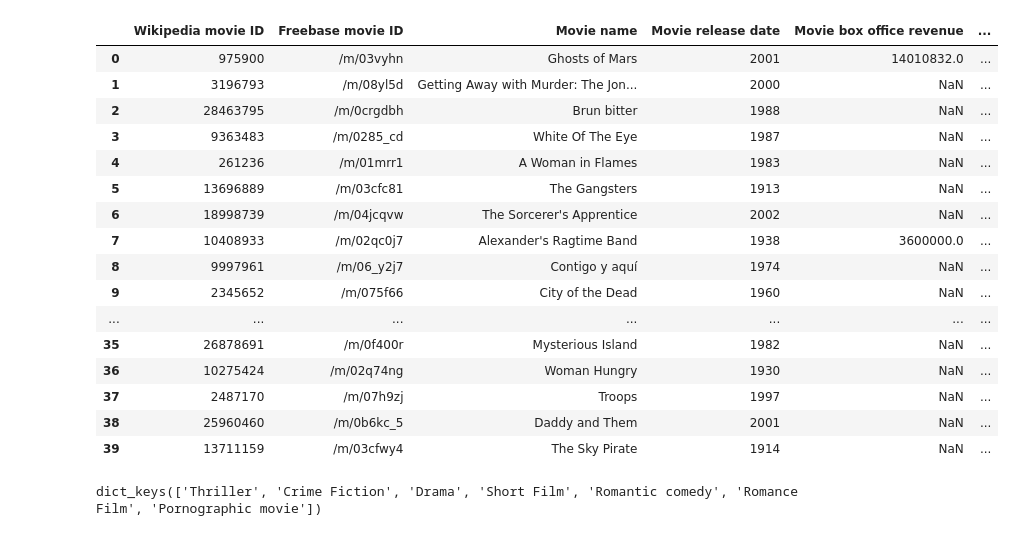
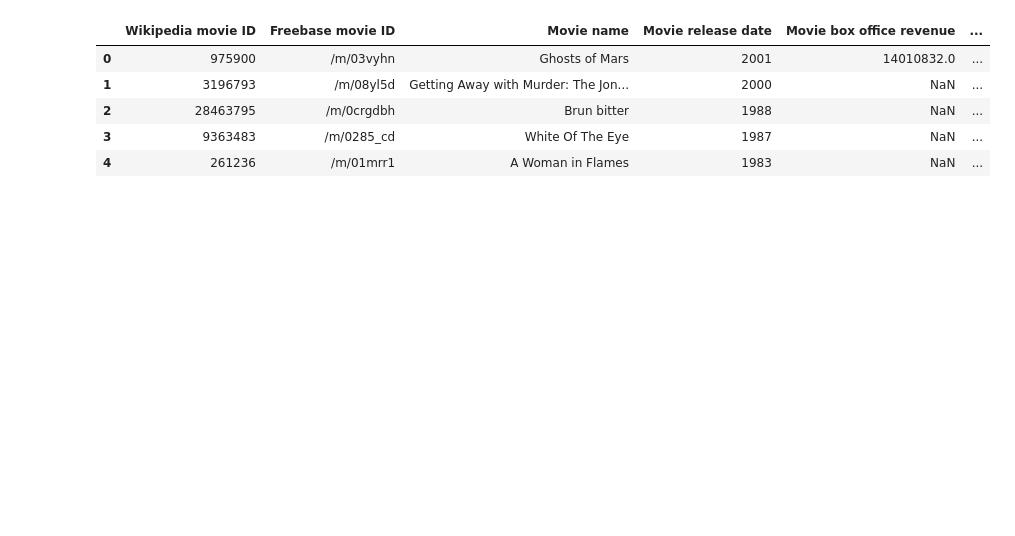
Before and after one commit to epfl-ada/ada-2024-project-4bigbrains, a Jupyter notebook: LDA.ipynb, the cells around one changed output. Cells and saved outputs as stored; diff of their text form; code cells hidden in the pictures; blank space fills up the shorter version.

```diff
--- a/LDA.ipynb
+++ b/LDA.ipynb
@@ -41,25 +45,15 @@ color_dict = dict(zip(focus_countries, colors))
 # %%
 DATA_PATH = 'data'
 df_date_clean = pd.read_csv(DATA_PATH + '/df_date_clean.csv')
-df_date_clean.head(40)
+df_date_clean['Movie genres'] = df_date_clean['Movie genres'].str.lower().str.strip() # a faire plutot dans la fcto qui fait df_date_clean
+df_date_clean.head()
 # %% [output]
 |  | Wikipedia movie ID | Freebase movie ID | Movie name | Movie release date | Movie box office revenue | ... |
 | 0 | 975900 | /m/03vyhn | Ghosts of Mars | 2001 | 14010832.0 | ... |
 | 1 | 3196793 | /m/08yl5d | Getting Away with Murder: The Jon... | 2000 | NaN | ... |
 | 2 | 28463795 | /m/0crgdbh | Brun bitter | 1988 | NaN | ... |
 | 3 | 9363483 | /m/0285_cd | White Of The Eye | 1987 | NaN | ... |
 | 4 | 261236 | /m/01mrr1 | A Woman in Flames | 1983 | NaN | ... |
-| 5 | 13696889 | /m/03cfc81 | The Gangsters | 1913 | NaN | ... |
-| 6 | 18998739 | /m/04jcqvw | The Sorcerer's Apprentice | 2002 | NaN | ... |
-| 7 | 10408933 | /m/02qc0j7 | Alexander's Ragtime Band | 1938 | 3600000.0 | ... |
-| 8 | 9997961 | /m/06_y2j7 | Contigo y aquí | 1974 | NaN | ... |
-| 9 | 2345652 | /m/075f66 | City of the Dead | 1960 | NaN | ... |
-| ... | ... | ... | ... | ... | ... | ... |
-| 35 | 26878691 | /m/0f400r | Mysterious Island | 1982 | NaN | ... |
-| 36 | 10275424 | /m/02q74ng | Woman Hungry | 1930 | NaN | ... |
-| 37 | 2487170 | /m/07h9zj | Troops | 1997 | NaN | ... |
-| 38 | 25960460 | /m/0b6kc_5 | Daddy and Them | 2001 | NaN | ... |
-| 39 | 13711159 | /m/03cfwy4 | The Sky Pirate | 1914 | NaN | ... |
 # %%
 # function that extracts the meaningful words in each XML file
 def parse_corenlp_file(file):
@@ -109,6 +69,0 @@ filter_genre_documents['Pornographic movie'] = genre_documents['Pornographic mov
-# %%
-Size_genre = {cle: len(valeur) for cle, valeur in filter_genre_documents.items()}
-genre_kept = Size_genre.keys()
-genre_kept
-# %% [output]
-dict_keys(['Thriller', 'Crime Fiction', 'Drama', 'Short Film', 'Romantic comedy', 'Romance Film', 'Pornographic movie'])
```
Also changed, not shown: parts of 38 cells of this notebook.
